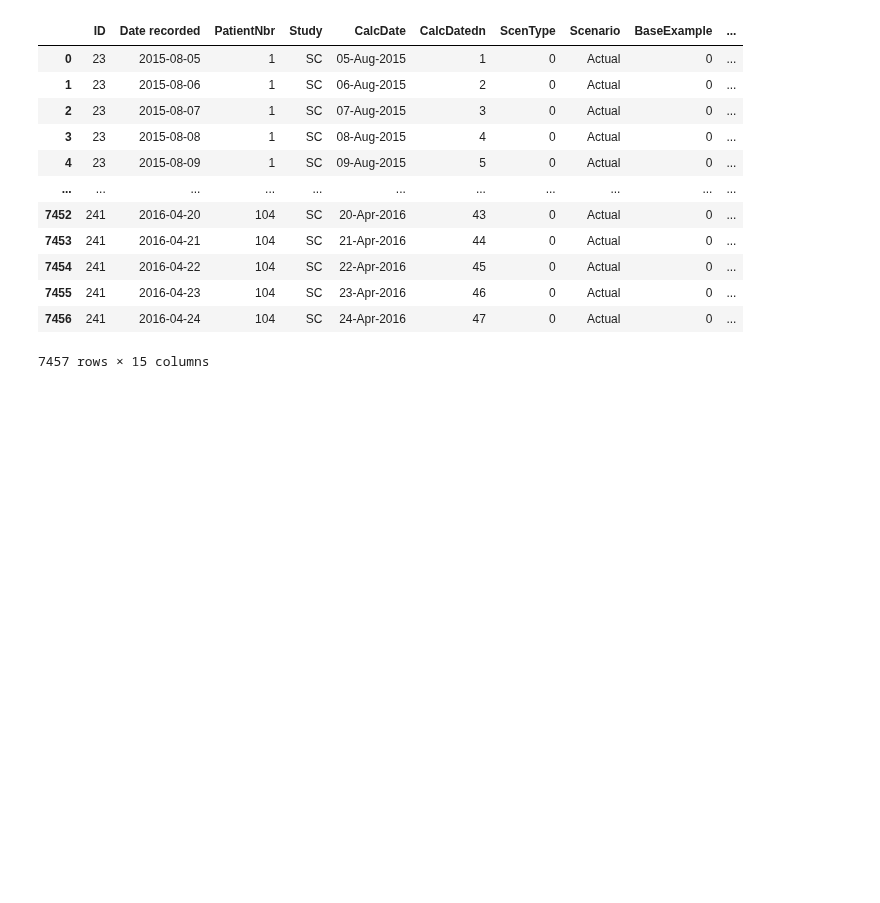
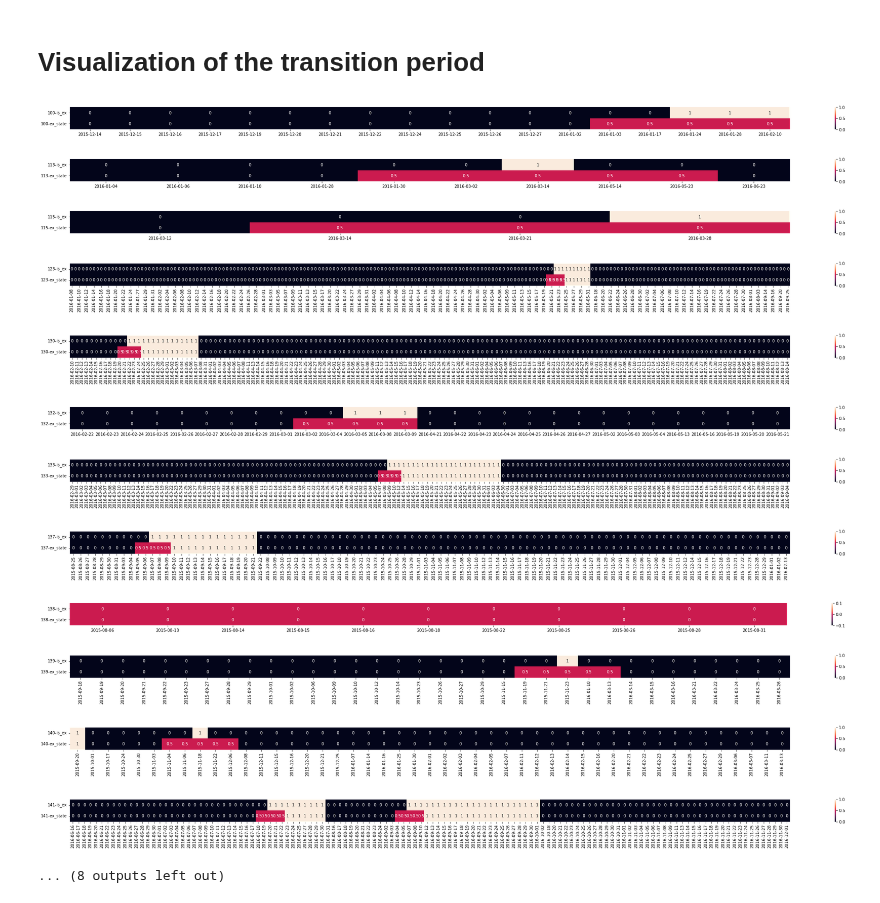
Before and after one commit to tristantreb/phd, a Jupyter notebook: src/data/2023-09-01_ex_labels_add_transition_period.ipynb, the cells around one changed output. Cells and saved outputs as stored; diff of their text form; code cells hidden in the pictures; blank space fills up the shorter version.

```diff
--- a/src/data/2023-09-01_ex_labels_add_transition_period.ipynb
+++ b/src/data/2023-09-01_ex_labels_add_transition_period.ipynb
@@ -70,33 +97,36 @@ idx change 35:40
-# %%
-# Create a new column named Exacerbation state and fill it with nans
-def mark_ex_transition_period(df):
-    df["Exacerbation State"] = np.nan
-
-    for id in df.ID.unique():
-        df_for_ID = df[df.ID == id].copy().reset_index(drop=True)
-        df_for_ID["Is Exacerbated Prev"] = df_for_ID["Is Exacerbated"].shift(1)
-        df_for_ID["Exacerbation State"] = df_for_ID.apply(
-            lambda x: get_ex_start_date(x), axis=1
-        )
-
-        df.loc[df.ID == id, "Exacerbation State"] = overwrite_when_in_transition_period(
-            df_for_ID["Exacerbation State"]
-        ).to_numpy()
-    return df
-
-
-mark_ex_transition_period(df)
-# %% [output]
-|  | ID | Date recorded | PatientNbr | Study | CalcDate | CalcDatedn | ScenType | Scenario | BaseExample | ... |
-| 0 | 23 | 2015-08-05 | 1 | SC | 05-Aug-2015 | 1 | 0 | Actual | 0 | ... |
-| 1 | 23 | 2015-08-06 | 1 | SC | 06-Aug-2015 | 2 | 0 | Actual | 0 | ... |
-| 2 | 23 | 2015-08-07 | 1 | SC | 07-Aug-2015 | 3 | 0 | Actual | 0 | ... |
-| 3 | 23 | 2015-08-08 | 1 | SC | 08-Aug-2015 | 4 | 0 | Actual | 0 | ... |
-| 4 | 23 | 2015-08-09 | 1 | SC | 09-Aug-2015 | 5 | 0 | Actual | 0 | ... |
-| ... | ... | ... | ... | ... | ... | ... | ... | ... | ... | ... |
-| 7452 | 241 | 2016-04-20 | 104 | SC | 20-Apr-2016 | 43 | 0 | Actual | 0 | ... |
-| 7453 | 241 | 2016-04-21 | 104 | SC | 21-Apr-2016 | 44 | 0 | Actual | 0 | ... |
-| 7454 | 241 | 2016-04-22 | 104 | SC | 22-Apr-2016 | 45 | 0 | Actual | 0 | ... |
-| 7455 | 241 | 2016-04-23 | 104 | SC | 23-Apr-2016 | 46 | 0 | Actual | 0 | ... |
-| 7456 | 241 | 2016-04-24 | 104 | SC | 24-Apr-2016 | 47 | 0 | Actual | 0 | ... |
-7457 rows × 15 columns
+# %% [markdown]
+# Visualization of the transition period
+# %%
+df = ex_labels_data.mark_ex_transition_period(O2_FEV1, n_days_before=2, n_days_after=2)
+
+for id in df.ID.unique()[0:20]:
+    df_for_ID = df[df.ID == id].copy().reset_index(drop=True)
+    df_heatmap = pd.DataFrame(
+        np.array(
+            [
+                df_for_ID["Is Exacerbated"].astype(int),
+                df_for_ID["Exacerbation State"].astype(float),
+            ]
+        ),
+        index=[f"{id}-is_ex", f"{id}-ex_state"],
+        columns=df_for_ID["Date recorded"].to_numpy(),
+    )
+
+    # change fig size
+    plt.figure(figsize=(40, 1))
+    sns.heatmap(df_heatmap, annot=True)
+    plt.show()
+# %% [output]
+[figure, added]
+[figure, added]
+[figure, added]
+[figure, added]
+[figure, added]
+[figure, added]
+[figure, added]
+[figure, added]
+[figure, added]
+[figure, added]
+[figure, added]
+[figure, added]
+... (8 outputs left out)
```
Also changed, not shown: parts of 5 cells of this notebook, 1 other file.
